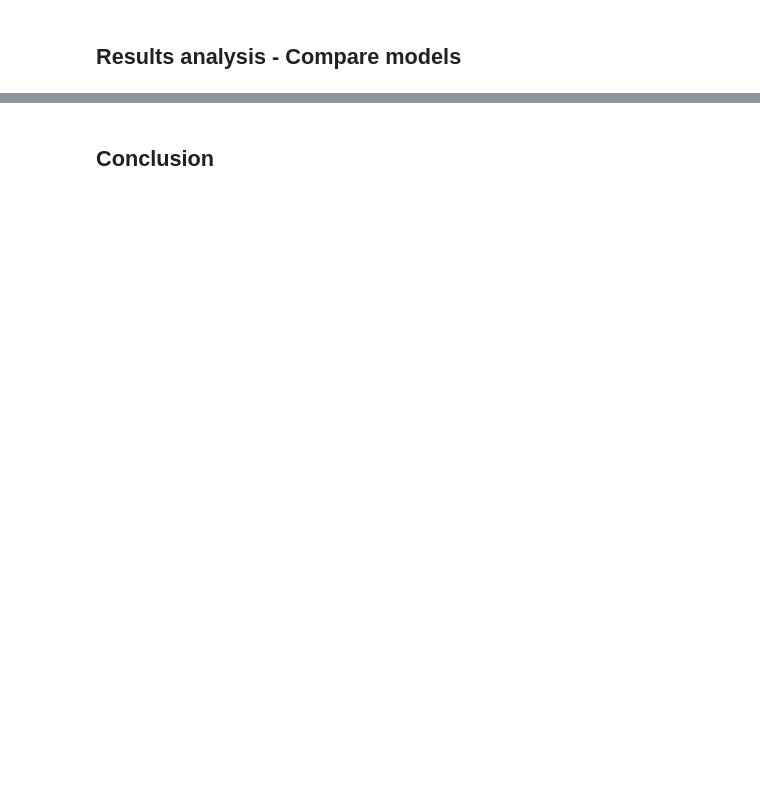
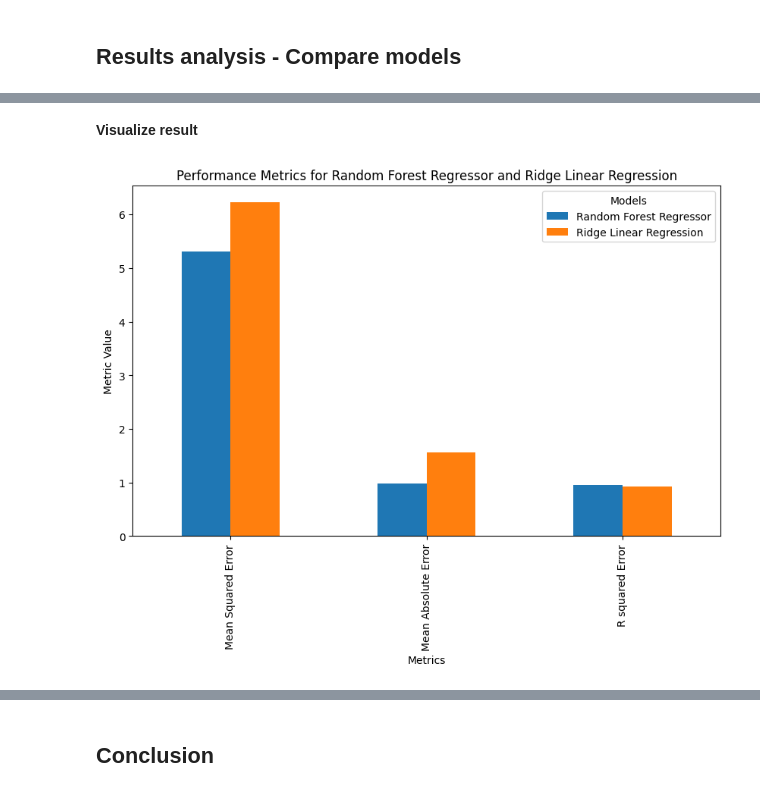
Before and after one commit to hwangdeokThien/CSC14119_IntroDS_final_project, a Jupyter notebook: src/notebooks/4.1-data-modelling.ipynb, the cells around one changed output, grey strips where cells are left out. Cells and saved outputs as stored; diff of their text form; code cells hidden in the pictures; blank space fills up the shorter version.

```diff
--- a/src/notebooks/4.1-data-modelling.ipynb
+++ b/src/notebooks/4.1-data-modelling.ipynb
@@ -187,0 +314,11 @@ plt.show()
+# %%
+# YOUR CODE HERE
+# Create a result DataFrame to compare between 2 models
+result_df = pd.DataFrame()
+result_df['Mean Squared Error'] = [test_mse_random,test_mse_ridge]
+result_df['Mean Absolute Error'] = [test_mae_random,test_mae_ridge]
+result_df['R squared'] = [test_r2_random,test_r2_ridge]
+result_df['Running time for tuning hyperparameters'] = [running_time_para_rf,running_time_para_rlr]
+result_df.index = ['Random Forest Regressor', 'Ridge Linear Regression']
+result_df = result_df.T
+result_df
@@ -187,0 +331,13 @@ plt.show()
+# %% [markdown]
+**Visualize result**
+# %%
+result_df.iloc[:3].plot(kind='bar', figsize=(10, 6))
+plt.title('Performance Metrics for Random Forest Regressor and Ridge Linear Regression')
+plt.ylabel('Metric Value')
+plt.xlabel('Metrics')
+
+plt.legend(title='Models')
+
+plt.show()
+# %% [output]
+[figure, added]
```
Also changed, not shown: parts of 22 cells of this notebook.
